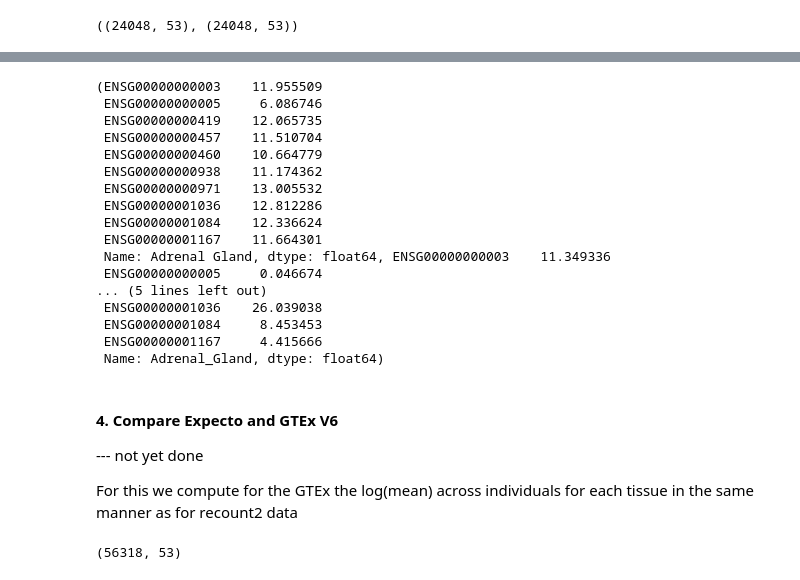
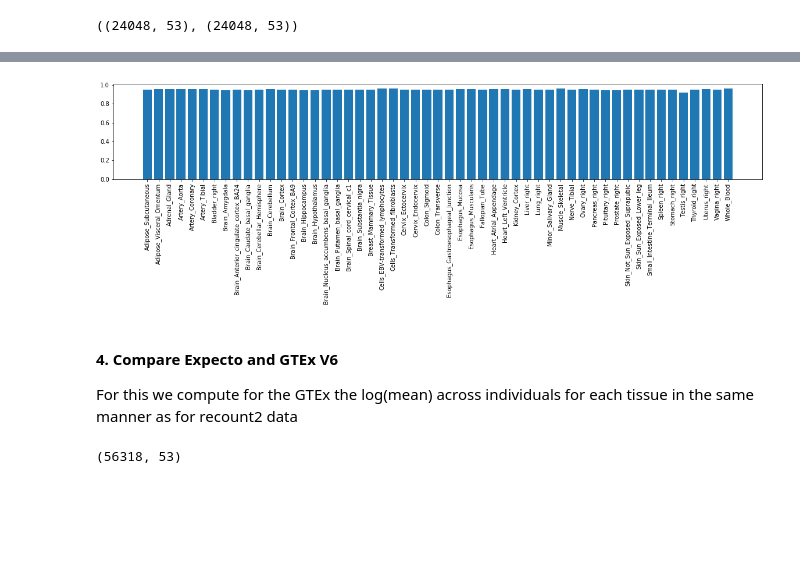
Before and after one commit to gagneurlab/rep, a Jupyter notebook: notebooks/expecto/compare_recount_expecto.ipynb, the cells around one changed output, grey strips where cells are left out. Cells and saved outputs as stored; diff of their text form; code cells hidden in the pictures; blank space fills up the shorter version.

Commit message:
https://i12g-gagneurweb.informatik.tu-muenchen.de/gitlab/gagneurlab/rep/issues/10 expecto-recount2 comparison + expecto-gtex v6 comparison

```diff
--- a/notebooks/expecto/compare_recount_expecto.ipynb
+++ b/notebooks/expecto/compare_recount_expecto.ipynb
@@ -124,6 +123,12 @@ recount2.shape, expecto_counts.shape
 ((24048, 53), (24048, 53))
 # %%
 colnames = expecto_counts.columns.values.tolist()
-for i in range(0,recount2.shape[1]):
-    print(s.spearmanr(recount2.iloc[i].values,expecto_counts.iloc[i].values),colnames[i])
+corr = []
+pval = []
+labels = []
+for i in range(recount2.shape[1]):
+    corr.append(s.spearmanr(recount2.iloc[:,i].values,expecto_counts.iloc[:,i].values).correlation)
+    pval.append(s.spearmanr(recount2.iloc[:,i].values,expecto_counts.iloc[:,i].values).pvalue)
+    labels.append(colnames[i])
+    print(corr[len(corr)-1],labels[len(labels)-1])
 # %% [output]
@@ -147,26 +152,14 @@ SpearmanrResult(correlation=0.965166908563135, pvalue=2.3083726817402437e-31) Wh
-# %%
-recount2.iloc[:10,2], expecto_counts.iloc[:10,2]
-# %% [output]
-(ENSG00000000003    11.955509
- ENSG00000000005     6.086746
- ENSG00000000419    12.065735
- ENSG00000000457    11.510704
- ENSG00000000460    10.664779
- ENSG00000000938    11.174362
- ENSG00000000971    13.005532
- ENSG00000001036    12.812286
- ENSG00000001084    12.336624
- ENSG00000001167    11.664301
- Name: Adrenal Gland, dtype: float64, ENSG00000000003    11.349336
- ENSG00000000005     0.046674
-... (5 lines left out)
- ENSG00000001036    26.039038
- ENSG00000001084     8.453453
- ENSG00000001167     4.415666
- Name: Adrenal_Gland, dtype: float64)
+# %%
+import matplotlib.pyplot as plt
+
+fig = plt.figure(figsize=(20,3))
+plt.bar(labels, corr, align='center')
+plt.xticks(range(len(labels)), labels, rotation=90)
+plt.show()
+# %% [output]
+[figure, added]
 # %% [markdown]
 #### 4. Compare Expecto and GTEx V6
---- not yet done
 
 For this we compute for the GTEx the log(mean) across individuals for each tissue in the same manner as for recount2 data
 # %%
```
Also changed, not shown: parts of 5 cells of this notebook.
